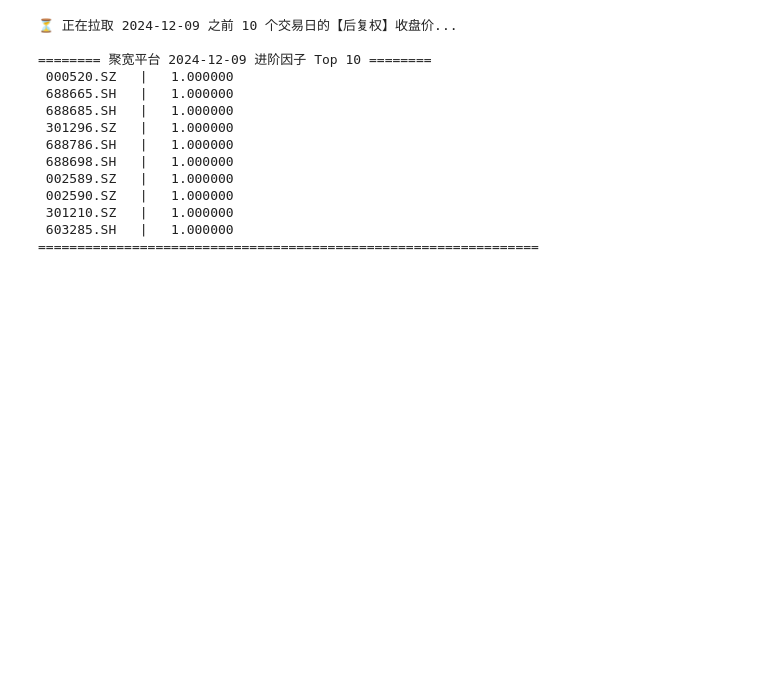
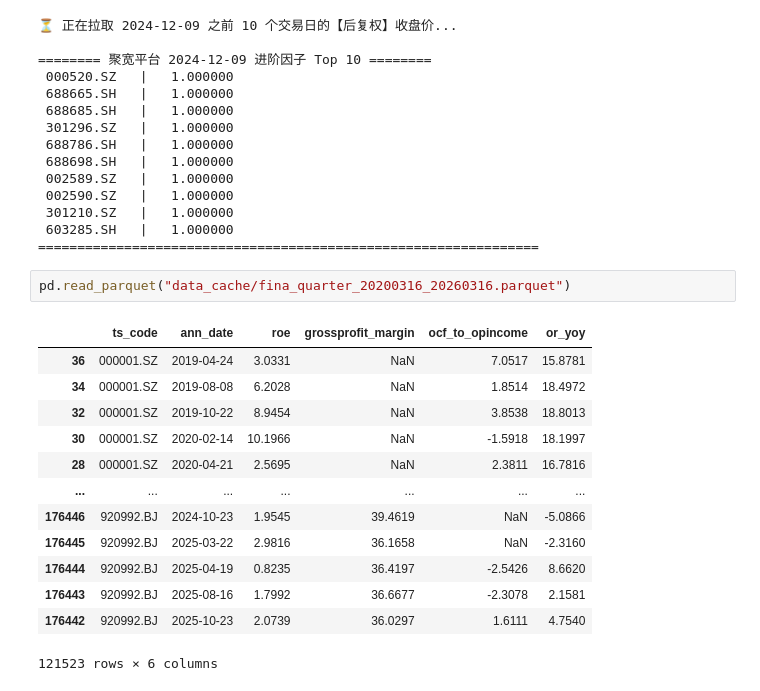
Before and after one commit to du1250646045-arch/dyh, a Jupyter notebook: quant.ipynb, the cells around one changed output. Cells and saved outputs as stored; diff of their text form; blank space fills up the shorter version.

```diff
--- a/quant.ipynb
+++ b/quant.ipynb
@@ -1760,3 +1782,19 @@ print("================================================================")
  301210.SZ   |   1.000000
  603285.SH   |   1.000000
 ================================================================
+# %%
+pd.read_parquet("data_cache/fina_quarter_20200316_20260316.parquet")
+# %% [output]
+|  | ts_code | ann_date | roe | grossprofit_margin | ocf_to_opincome | or_yoy |
+| 36 | 000001.SZ | 2019-04-24 | 3.0331 | NaN | 7.0517 | 15.8781 |
+| 34 | 000001.SZ | 2019-08-08 | 6.2028 | NaN | 1.8514 | 18.4972 |
+| 32 | 000001.SZ | 2019-10-22 | 8.9454 | NaN | 3.8538 | 18.8013 |
+| 30 | 000001.SZ | 2020-02-14 | 10.1966 | NaN | -1.5918 | 18.1997 |
+| 28 | 000001.SZ | 2020-04-21 | 2.5695 | NaN | 2.3811 | 16.7816 |
+| ... | ... | ... | ... | ... | ... | ... |
+| 176446 | 920992.BJ | 2024-10-23 | 1.9545 | 39.4619 | NaN | -5.0866 |
+| 176445 | 920992.BJ | 2025-03-22 | 2.9816 | 36.1658 | NaN | -2.3160 |
+| 176444 | 920992.BJ | 2025-04-19 | 0.8235 | 36.4197 | -2.5426 | 8.6620 |
+| 176443 | 920992.BJ | 2025-08-16 | 1.7992 | 36.6677 | -2.3078 | 2.1581 |
+| 176442 | 920992.BJ | 2025-10-23 | 2.0739 | 36.0297 | 1.6111 | 4.7540 |
+121523 rows × 6 columns
```
Also changed, not shown: parts of 2 cells of this notebook.
